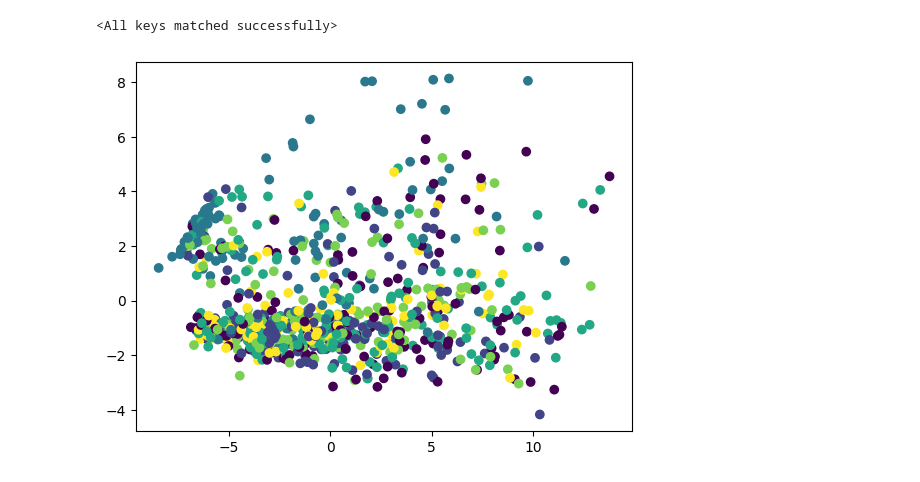
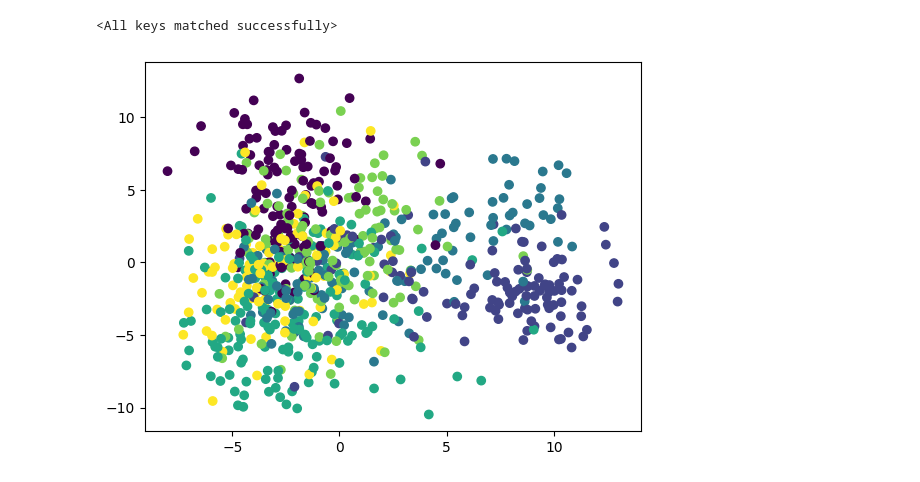
Before and after one commit to gjoelbye/GoogleBrainCaptureHackathon, a Jupyter notebook: model_test.ipynb, the cells around one changed output. Cells and saved outputs as stored; diff of their text form; code cells hidden in the pictures.

```diff
--- a/model_test.ipynb
+++ b/model_test.ipynb
@@ -19,16 +35,15 @@ encoder.load_state_dict(torch.load("encoder.pt"))
 BC_path = "/mnt/c/Users/anders/Downloads/hackathon 01/BC Bhutan/v4.0/"
 TUAR_path = "/mnt/c/Users/anders/Downloads/hackathon 01/TUAR/01_tcp_ar/"
 # %%
-#data_dict = load_data_dict(data_folder_path=BC_path, channel_picks=hackathon, channel_order=standard_19_channel, annotation_dict=braincapture_annotations, tmin=0, tlen=5, labels=True)
-#all_subjects = list(data_dict.keys())
-#X_BC, y_BC = get_data(data_dict, all_subjects)
-X_BC = torch.load("X_BC.pt")
-y_BC = torch.load("y_BC.pt")
+# data_dict = load_data_dict(data_folder_path=BC_path, channel_picks=hackathon, channel_order=standard_19_channel, annotation_dict=braincapture_annotations, tmin=0, tlen=5, labels=True)
+# all_subjects = list(data_dict.keys())
+# X_BC, y_BC = get_data(data_dict, all_subjects)
+# X_BC = torch.Tensor(X_BC)
+# y_BC = torch.Tensor(y_BC)
+X_BC = torch.load("/mnt/c/Users/anders/OneDriveDTU/Dokumenter/Hackathon/X_BC.pt")
+y_BC = torch.load("/mnt/c/Users/anders/OneDriveDTU/Dokumenter/Hackathon/y_BC.pt").long()
-# %%
-X_BC = torch.Tensor(X_BC)
-y_BC = torch.Tensor(y_BC)
 # %%
-latent = np.empty((X_BC.shape[0], 512, 14))
+latent = np.empty((X_BC.shape[0], 1536, 4))
 batch_size = 4
 
 for i in tqdm(range(0, X_BC.shape[0], batch_size)):
@@ -37,11 +52,11 @@ latent = latent.reshape((latent.shape[0], -1))
 # %%
 # Run PCA on latent
 pca = PCA(n_components=30)
 pca = pca.fit(latent)
 latent_pca = pca.transform(latent)
 
 fig, ax = plt.subplots()
-ax.scatter(latent_pca[:, 0], latent_pca[:, 1], c = y_BC)
+ax.scatter(latent_pca[:, 2], latent_pca[:, 3], c = y_BC)
 plt.show()
 # %% [output]
-[figure, old version]
+[figure, new version]
```
Also changed, not shown: parts of 14 cells of this notebook, 9 other files.
